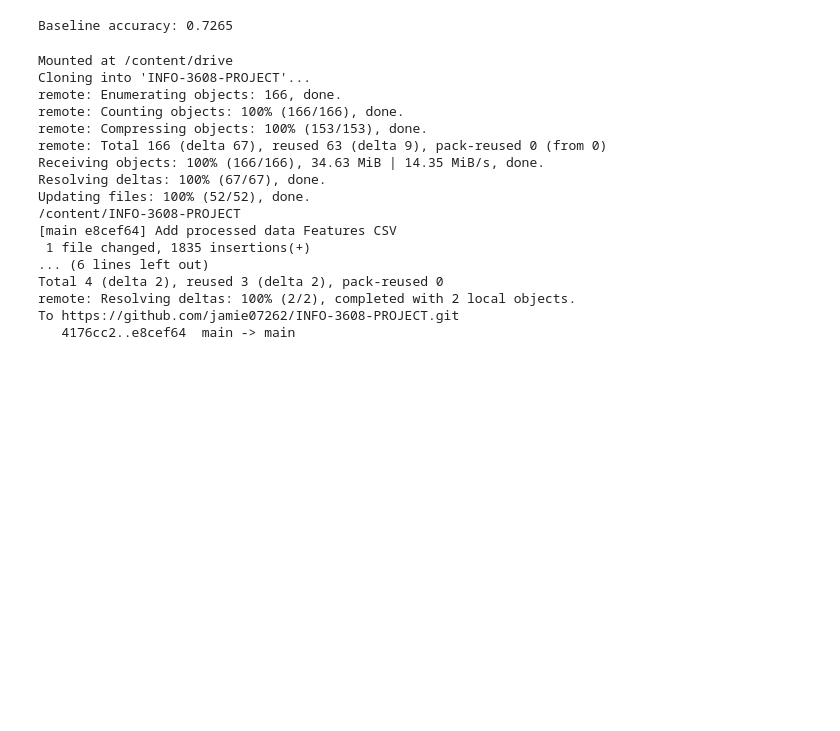
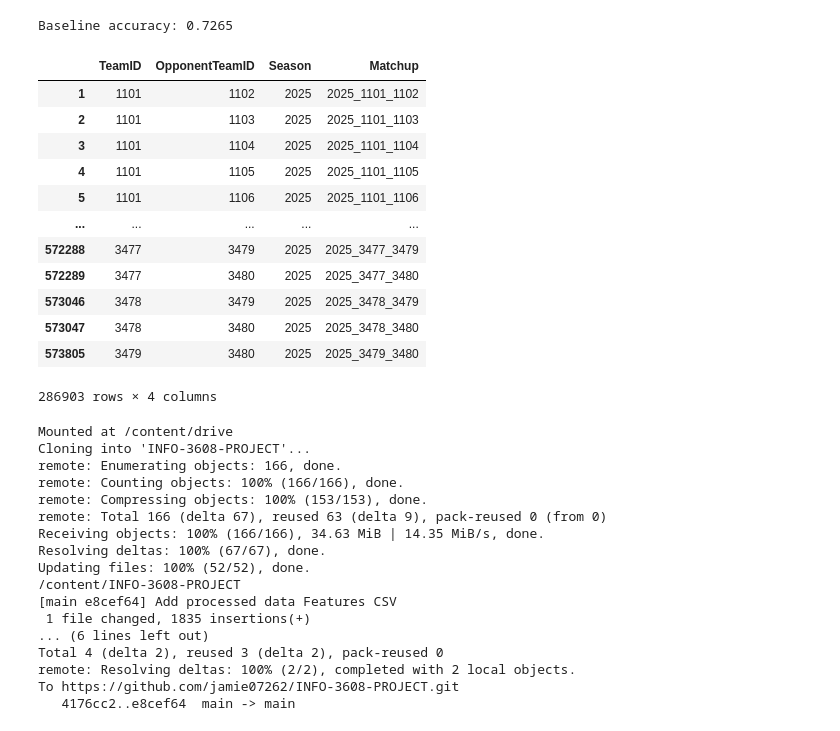
Before and after one commit to jamie07262/INFO-3608-PROJECT, a Jupyter notebook: Data_Processor.ipynb, the cells around one changed output. Drawn from its saved outputs; the diff is of its cells as text; code cells hidden in the pictures; blank space fills up the shorter version.

Commit message:
Begin creating Prediction Features by combing and cross joining all teams

```diff
--- a/Data_Processor.ipynb
+++ b/Data_Processor.ipynb
@@ -713,6 +713,51 @@ print(f"\nBaseline accuracy: {np.mean(cv_scores_baseline):0.4f}")
 | 5 | 2022 | 0.701493 | 10.759300 |
 | 6 | 2023 | 0.716418 | 10.221335 |
 Baseline accuracy: 0.7265
+# %%
+# Combine Teams data
+df_all_teams = pd.concat(
+    [
+        pd.read_csv("raw/MTeams.csv").assign(Divison="M"),
+        pd.read_csv("raw/WTeams.csv").assign(Divison="W"),
+    ]
+).reset_index(drop=True).drop_duplicates()
+
+# Create a cross join to produce every possible pair
+df_all_teams['key'] = 1
+df_team_pairs = df_all_teams[['TeamID', 'Divison', 'key']].merge(
+    df_all_teams[['TeamID', 'Divison', 'key']],
+    on='key',
+    suffixes=('', 'Opponent')
+).query("TeamID != TeamIDOpponent").drop('key', axis=1)
+
+df_team_pairs.rename(columns={"TeamIDOpponent": "OpponentTeamID"}, inplace=True)
+
+# Remove pairs where TeamID > OpponentTeamID
+df_team_pairs = df_team_pairs[df_team_pairs["TeamID"] < df_team_pairs["OpponentTeamID"]].copy()
+
+# Add Season and Matchup
+df_team_pairs['Season'] = 2025
+df_team_pairs['Matchup'] = (
+    df_team_pairs['Season'].astype(str) + "_" +
+    df_team_pairs['TeamID'].astype(str) + "_" +
+    df_team_pairs['OpponentTeamID'].astype(str)
+)
+# %%
+display(df_team_pairs[["TeamID", "OpponentTeamID", "Season", "Matchup"]])
+# %% [output]
+|  | TeamID | OpponentTeamID | Season | Matchup |
+| 1 | 1101 | 1102 | 2025 | 2025_1101_1102 |
+| 2 | 1101 | 1103 | 2025 | 2025_1101_1103 |
+| 3 | 1101 | 1104 | 2025 | 2025_1101_1104 |
+| 4 | 1101 | 1105 | 2025 | 2025_1101_1105 |
+| 5 | 1101 | 1106 | 2025 | 2025_1101_1106 |
+| ... | ... | ... | ... | ... |
+| 572288 | 3477 | 3479 | 2025 | 2025_3477_3479 |
+| 572289 | 3477 | 3480 | 2025 | 2025_3477_3480 |
+| 573046 | 3478 | 3479 | 2025 | 2025_3478_3479 |
+| 573047 | 3478 | 3480 | 2025 | 2025_3478_3480 |
+| 573805 | 3479 | 3480 | 2025 | 2025_3479_3480 |
+286903 rows × 4 columns
 # %%
 ####################################### READ ##############################################
 ############## IF RUNNING THIS THEN REPLACE MY EMAIL AND USERNAME WITH YOURS ##############
```
Also changed, not shown: parts of 1 cell of this notebook.
